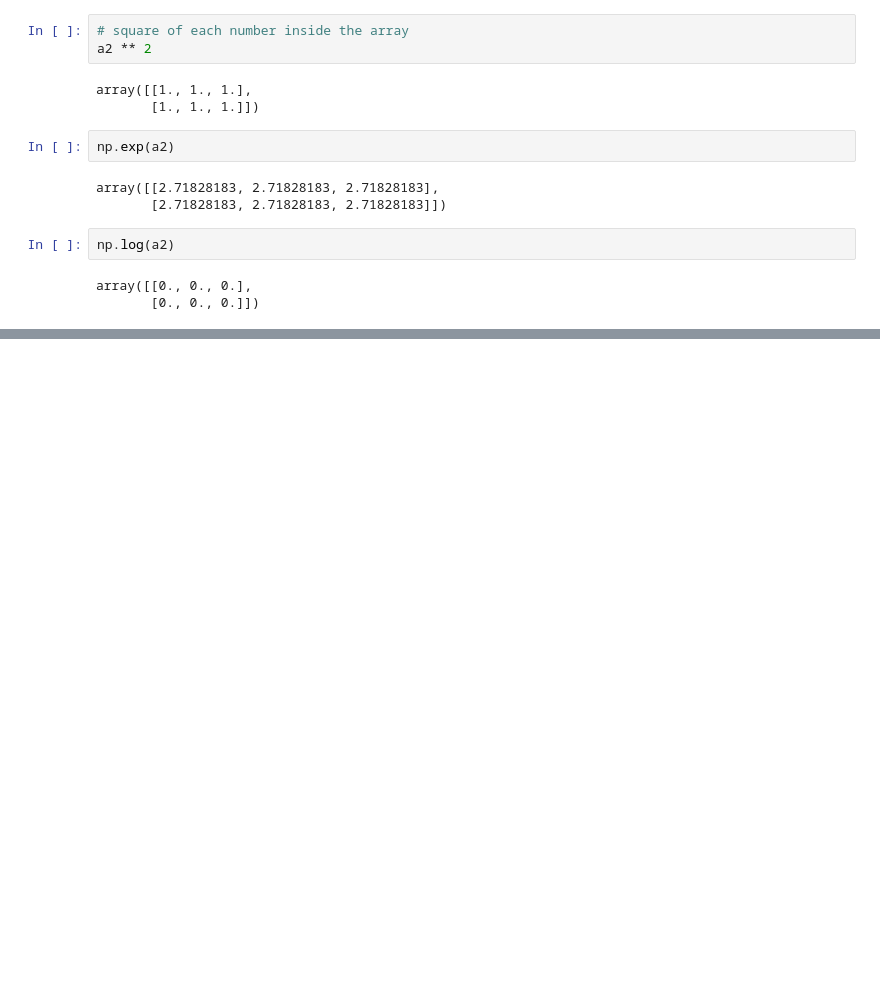
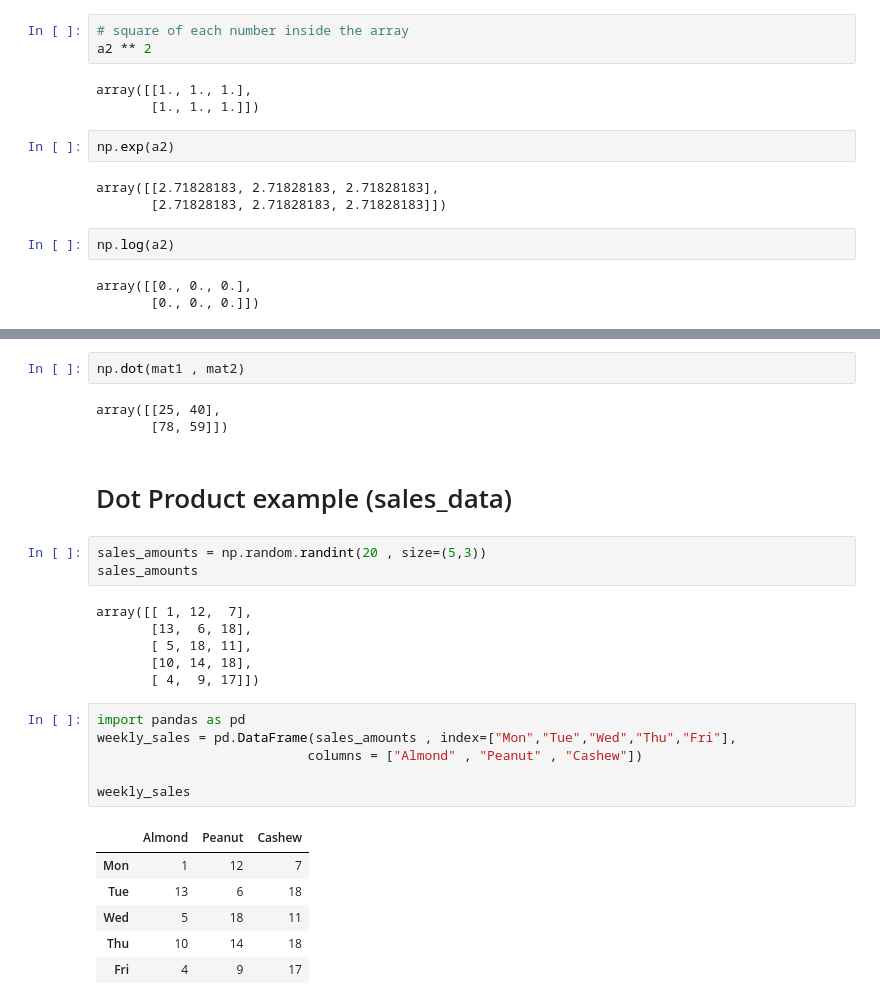
Before and after one commit to amankr2301/jules-test-repo, a Jupyter notebook: numpy-final.ipynb, the cells around one changed output, grey strips where cells are left out. Saved outputs shown, nothing was run; the diff lists cells and outputs as text; blank space fills up the shorter version.

```diff
--- a/numpy-final.ipynb
+++ b/numpy-final.ipynb
@@ -241,0 +398,29 @@ array([[0., 0., 0.],
+# %%
+np.dot(mat1 , mat2)
+# %% [output]
+array([[25, 40],
+       [78, 59]])
+# %% [markdown]
+# Dot Product example (sales_data)
+# %%
+sales_amounts = np.random.randint(20 , size=(5,3))
+sales_amounts
+# %% [output]
+array([[ 1, 12,  7],
+       [13,  6, 18],
+       [ 5, 18, 11],
+       [10, 14, 18],
+       [ 4,  9, 17]])
+# %%
+import pandas as pd
+weekly_sales = pd.DataFrame(sales_amounts , index=["Mon","Tue","Wed","Thu","Fri"],
+                           columns = ["Almond" , "Peanut" , "Cashew"])
+
+weekly_sales
+# %% [output]
+|  | Almond | Peanut | Cashew |
+| Mon | 1 | 12 | 7 |
+| Tue | 13 | 6 | 18 |
+| Wed | 5 | 18 | 11 |
+| Thu | 10 | 14 | 18 |
+| Fri | 4 | 9 | 17 |
```
Also changed, not shown: parts of 36 cells of this notebook.
